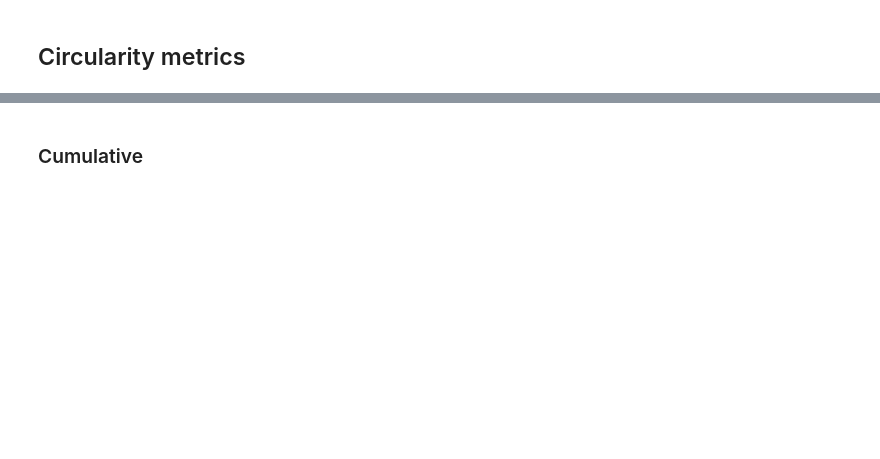
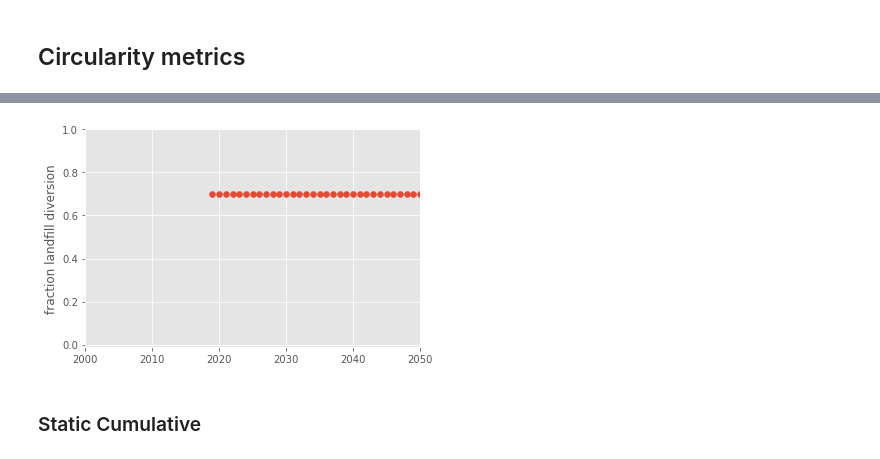
Before and after one commit to NREL/celavi, a Jupyter notebook: notebooks/CELAVI-Figures.ipynb, the cells around one changed output, grey strips where cells are left out. Cells and saved outputs as stored; diff of their text form; code cells hidden in the pictures; blank space fills up the shorter version.

```diff
--- a/notebooks/CELAVI-Figures.ipynb
+++ b/notebooks/CELAVI-Figures.ipynb
@@ -613,0 +616,20 @@ impact_results.to_csv('celavi-results-lci-processed.csv')
+# %%
+inv = pd.read_csv('inventories.csv')
+
+# convert years to integers and sum within years - b/c manufacturing only occurs on XXXX.0 timesteps
+inv['year'] = inv['year'].astype(int)
+inv = inv.drop(columns=['Unnamed: 0', 'cumul_mass']).copy()
+
+inv_g = inv.loc[(inv['mass']!=0) & (pd.notnull(inv['mass'])),:].groupby(['year', 'process', 'scenario',
+                     'coarse grinding location', 'distance to recycling facility',
+                     'distance to cement plant'], as_index=False).sum()
+
+
+inv_pivot = inv_g.pivot_table(index=['year', 'scenario', 'coarse grinding location',
+                                     'distance to recycling facility', 'distance to cement plant'],
+                              columns='process')
+inv_pivot.columns = inv_pivot.columns.droplevel().rename(None)
+inv_pivot.reset_index(inplace=True)
+
+inv_pivot['outflow fraction'] = inv_pivot['fine grinding'] / (inv_pivot['fine grinding'] + inv_pivot['landfilling'])
+inv_pivot['inflow fraction'] = inv_pivot['coarse grinding'] / (inv_pivot['coarse grinding'] + inv_pivot['manufacturing'])
@@ -614,5 +649,27 @@ impact_results.to_csv('celavi-results-lci-processed.csv')
+# %%
+hc_bau = inv_pivot.loc[(inv_pivot['scenario']=='hc') &
+                       (inv_pivot['coarse grinding location']=='facility') &
+                       (inv_pivot['distance to recycling facility']==51.0) &
+                       (inv_pivot['distance to cement plant']==204.0) &
+                       (inv_pivot['scenario'] == 'hc'), :]
+# %%
+# facet column = scenario (2 rows)
+fig, ax = plt.subplots()
+# x = year
+# y = cumul_mass
+# colour = pathway
+
+
+ax.scatter(hc_bau['year'], hc_bau['outflow fraction'])
+ax.set_ylabel('fraction landfill diversion')
+ax.set_ylim((-0.01,1))
+ax.set_xlim(2000, 2050)
+
+fig.savefig('time-series-metric.png', dpi=220)
+# %% [output]
+[figure, added]
 # %% [markdown]
-### Cumulative
+### Static Cumulative
 # %%
 # get a fresh copy of the inventories and subset to 2050 for cumualtive values
 inv = pd.read_csv('inventories.csv')
```
Also changed, not shown: parts of 11 cells of this notebook.
